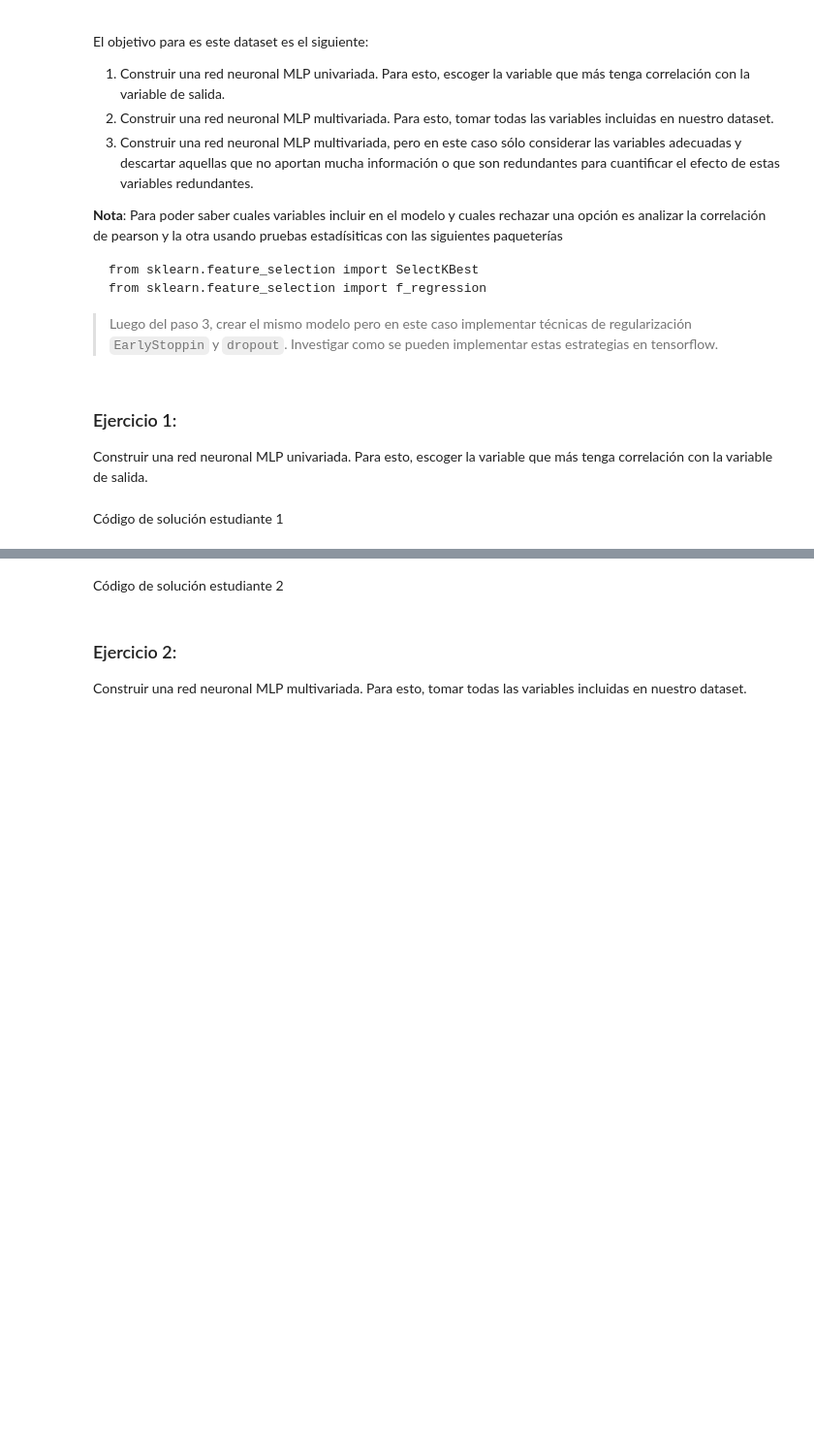
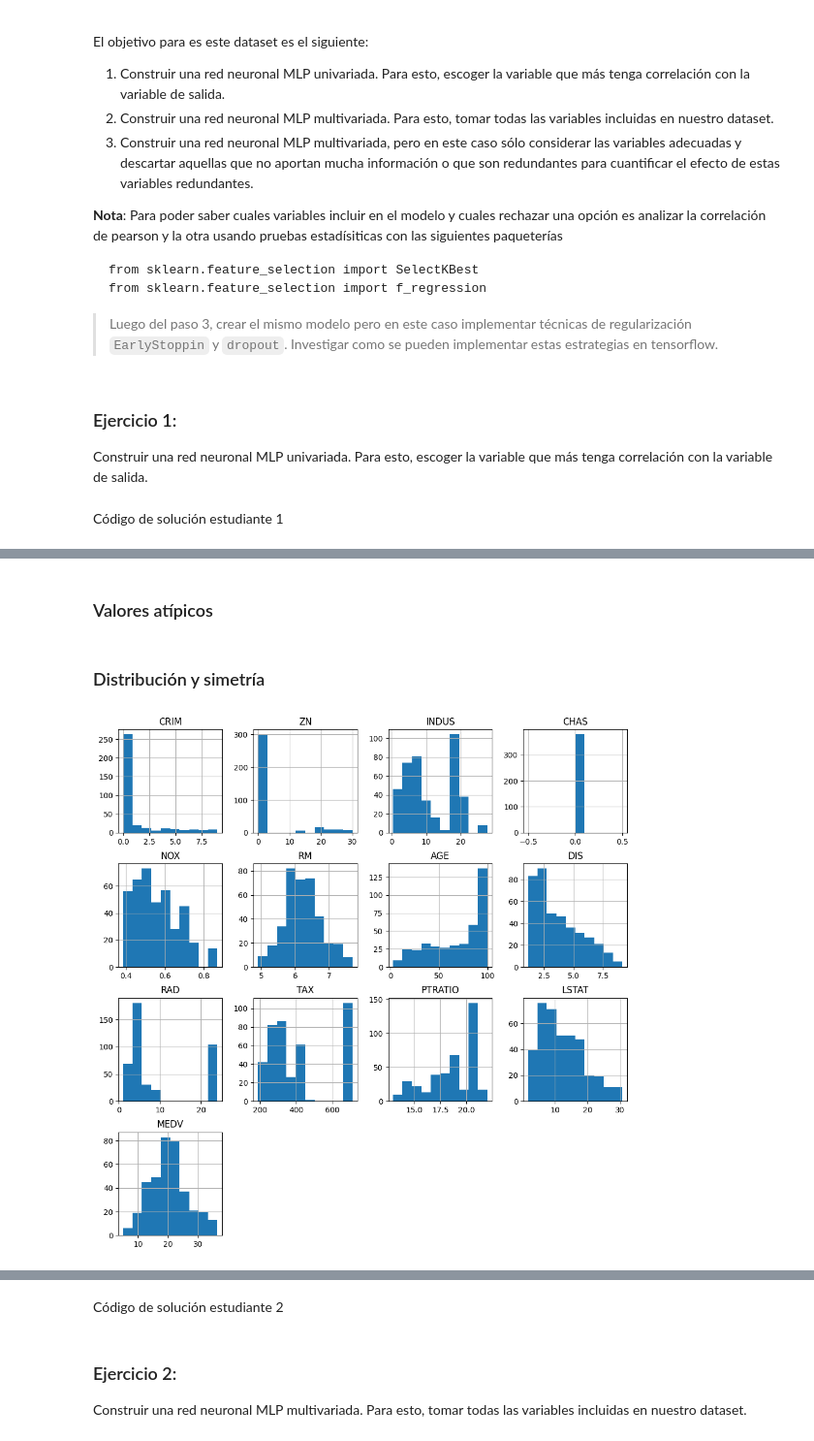
Before and after one commit to xagallegos/ProyectoConjunto_XGallegos_SDDue-as, a Jupyter notebook: Tarea4.ipynb, the cells around one changed output, grey strips where cells are left out. Shown at 97% size. Saved outputs shown, nothing was run; the diff lists cells and outputs as text; code cells hidden in the pictures; blank space fills up the shorter version.

```diff
--- a/Tarea4.ipynb
+++ b/Tarea4.ipynb
@@ -66,0 +81,45 @@ Código de solución estudiante 1
+# %%
+columns = [
+    'CRIM',
+    'ZN',
+    'INDUS',
+    'CHAS',
+    'NOX',
+    'RM',
+    'AGE',
+    'DIS',
+    'RAD',
+    'TAX',
+    'PTRATIO',
+    'LSTAT',
+    'MEDV'
+]
+
+train_df = pd.DataFrame(np.concatenate((X_train, y_train.reshape(-1,1)), axis=1), columns=columns)
+# %% [markdown]
+### Valores atípicos
+# %%
+def remove_outliers(df, column, threshold=1.5):
+    df = df.copy()
+    q1, q3 = np.percentile(df[column], [25, 75])
+    iqr = q3 - q1
+    lower_bound = q1 - threshold * iqr
+    upper_bound = q3 + threshold * iqr
+
+    df.loc[df[column] < lower_bound, column] = np.nan
+    df.loc[df[column] > upper_bound, column] = np.nan
+
+    return df[column]
+# %%
+clean_train = pd.DataFrame()
+
+for col in train_df:
+    clean_train[col] = remove_outliers(train_df, col)
+# %% [markdown]
+### Distribución y simetría
+# %%
+# La mayoría de las columnas tienen distribuciones asímetricas
+clean_train.hist(figsize=(12,12))
+plt.show()
+# %% [output]
+[figure, added]
```
Also changed, not shown: parts of 11 cells of this notebook.
